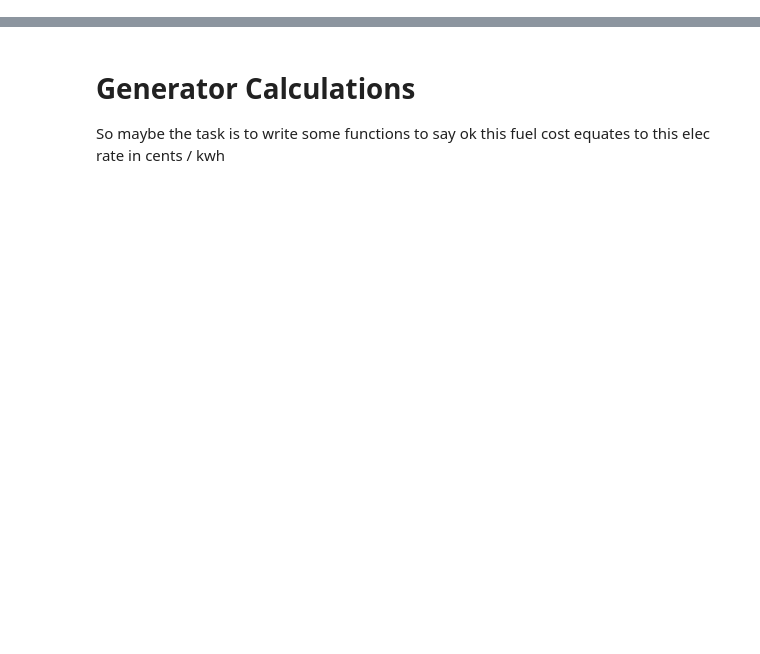
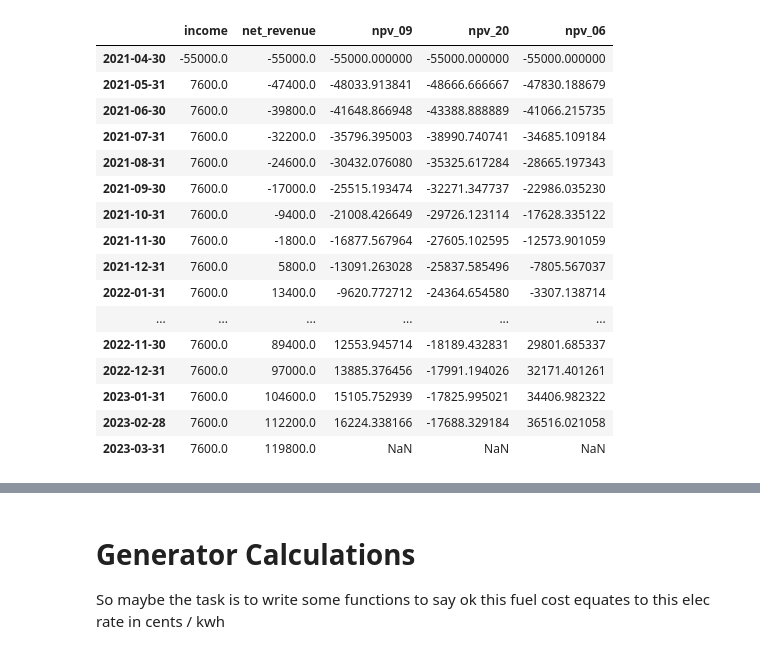
Before and after one commit to oldgeezy/curly-spoon, a Jupyter notebook: Mining Calculator.ipynb, the cells around one changed output, grey strips where cells are left out. Saved outputs shown, nothing was run; the diff lists cells and outputs as text; code cells hidden in the pictures; blank space fills up the shorter version.

```diff
--- a/Mining Calculator.ipynb
+++ b/Mining Calculator.ipynb
@@ -76,0 +119,9 @@ avg_fees = 90 * ureg.btc / ureg.day
+# %%
+capex = []
+capex.append(-40000 - 13000 - 2000)
+
+revenue = np.ones(23) * 7600
+revenue = revenue.tolist()
+
+
+#capex + revenue
@@ -76,0 +174,20 @@ avg_fees = 90 * ureg.btc / ureg.day
+# %%
+df
+# %% [output]
+|  | income | net_revenue | npv_09 | npv_20 | npv_06 |
+| 2021-04-30 | -55000.0 | -55000.0 | -55000.000000 | -55000.000000 | -55000.000000 |
+| 2021-05-31 | 7600.0 | -47400.0 | -48033.913841 | -48666.666667 | -47830.188679 |
+| 2021-06-30 | 7600.0 | -39800.0 | -41648.866948 | -43388.888889 | -41066.215735 |
+| 2021-07-31 | 7600.0 | -32200.0 | -35796.395003 | -38990.740741 | -34685.109184 |
+| 2021-08-31 | 7600.0 | -24600.0 | -30432.076080 | -35325.617284 | -28665.197343 |
+| 2021-09-30 | 7600.0 | -17000.0 | -25515.193474 | -32271.347737 | -22986.035230 |
+| 2021-10-31 | 7600.0 | -9400.0 | -21008.426649 | -29726.123114 | -17628.335122 |
+| 2021-11-30 | 7600.0 | -1800.0 | -16877.567964 | -27605.102595 | -12573.901059 |
+| 2021-12-31 | 7600.0 | 5800.0 | -13091.263028 | -25837.585496 | -7805.567037 |
+| 2022-01-31 | 7600.0 | 13400.0 | -9620.772712 | -24364.654580 | -3307.138714 |
+| ... | ... | ... | ... | ... | ... |
+| 2022-11-30 | 7600.0 | 89400.0 | 12553.945714 | -18189.432831 | 29801.685337 |
+| 2022-12-31 | 7600.0 | 97000.0 | 13885.376456 | -17991.194026 | 32171.401261 |
+| 2023-01-31 | 7600.0 | 104600.0 | 15105.752939 | -17825.995021 | 34406.982322 |
+| 2023-02-28 | 7600.0 | 112200.0 | 16224.338166 | -17688.329184 | 36516.021058 |
+| 2023-03-31 | 7600.0 | 119800.0 | NaN | NaN | NaN |
```
Also changed, not shown: parts of 25 cells of this notebook, 2 other files.
